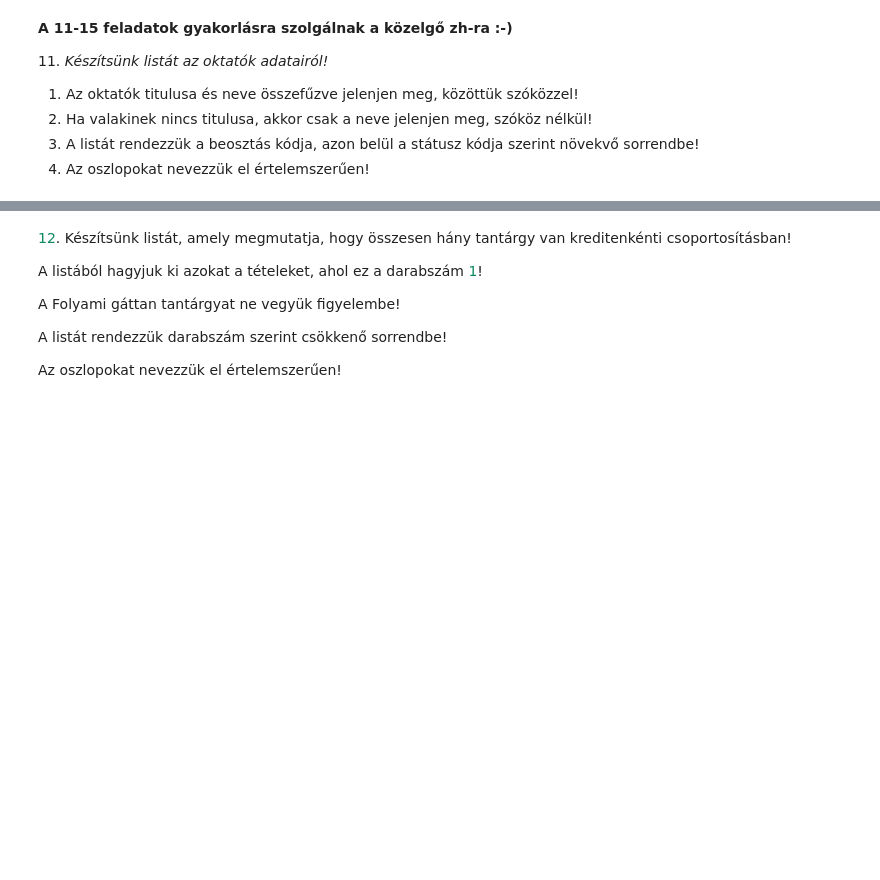
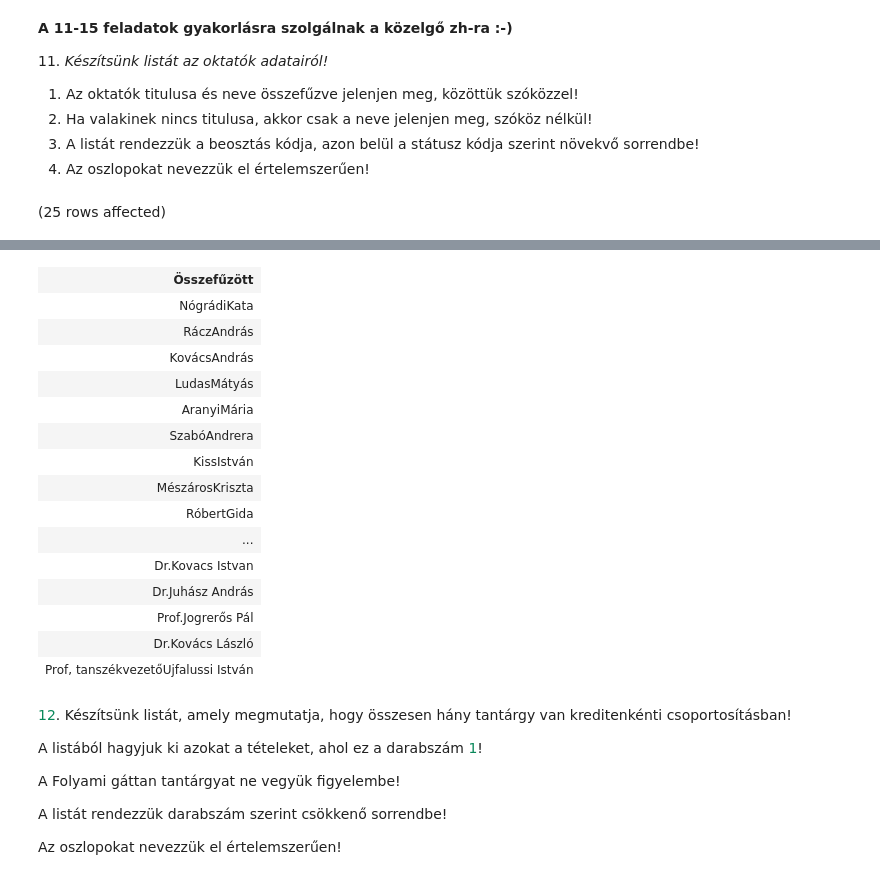
Before and after one commit to telekboldi2/sql.uni-corvinus, a Jupyter notebook: gyakorlat03_feladatok.ipynb, the cells around one changed output, grey strips where cells are left out. Cells and saved outputs as stored; diff of their text form; code cells hidden in the pictures; blank space fills up the shorter version.

```diff
--- a/gyakorlat03_feladatok.ipynb
+++ b/gyakorlat03_feladatok.ipynb
@@ -144,3 +144,9 @@ Total execution time: 00:00:00.019
 2. Ha valakinek nincs titulusa, akkor csak a neve jelenjen meg, szóköz nélkül!
 3. A listát rendezzük a beosztás kódja, azon belül a státusz kódja szerint növekvő sorrendbe!
 4. Az oszlopokat nevezzük el értelemszerűen!
+# %%
+select IIF(titulus IS NOT NULL, titulus+o.nev, LEFT(o.nev,CHARINDEX(' ', o.nev)-1)+RIGHT(nev,(LEN(nev)-CHARINDEX(' ',nev)))) As 'Összefűzött'
+from Oktatok o
+order by o.beosztás,o.[status]
+# %% [output]
+(25 rows affected)
@@ -147,3 +154,19 @@ Total execution time: 00:00:00.019
+| Összefűzött |
+| NógrádiKata |
+| RáczAndrás |
+| KovácsAndrás |
+| LudasMátyás |
+| AranyiMária |
+| SzabóAndrera |
+| KissIstván |
+| MészárosKriszta |
+| RóbertGida |
+| ... |
+| Dr.Kovacs Istvan |
+| Dr.Juhász András |
+| Prof.Jogrerős Pál |
+| Dr.Kovács László |
+| Prof, tanszékvezetőUjfalussi István |
 # %% [markdown]
 <span style="color: #09885a;">12</span>. Készítsünk listát, amely megmutatja, hogy összesen hány tantárgy van kreditenkénti csoportosításban!
 
```
Also changed, not shown: parts of 3 cells of this notebook.
